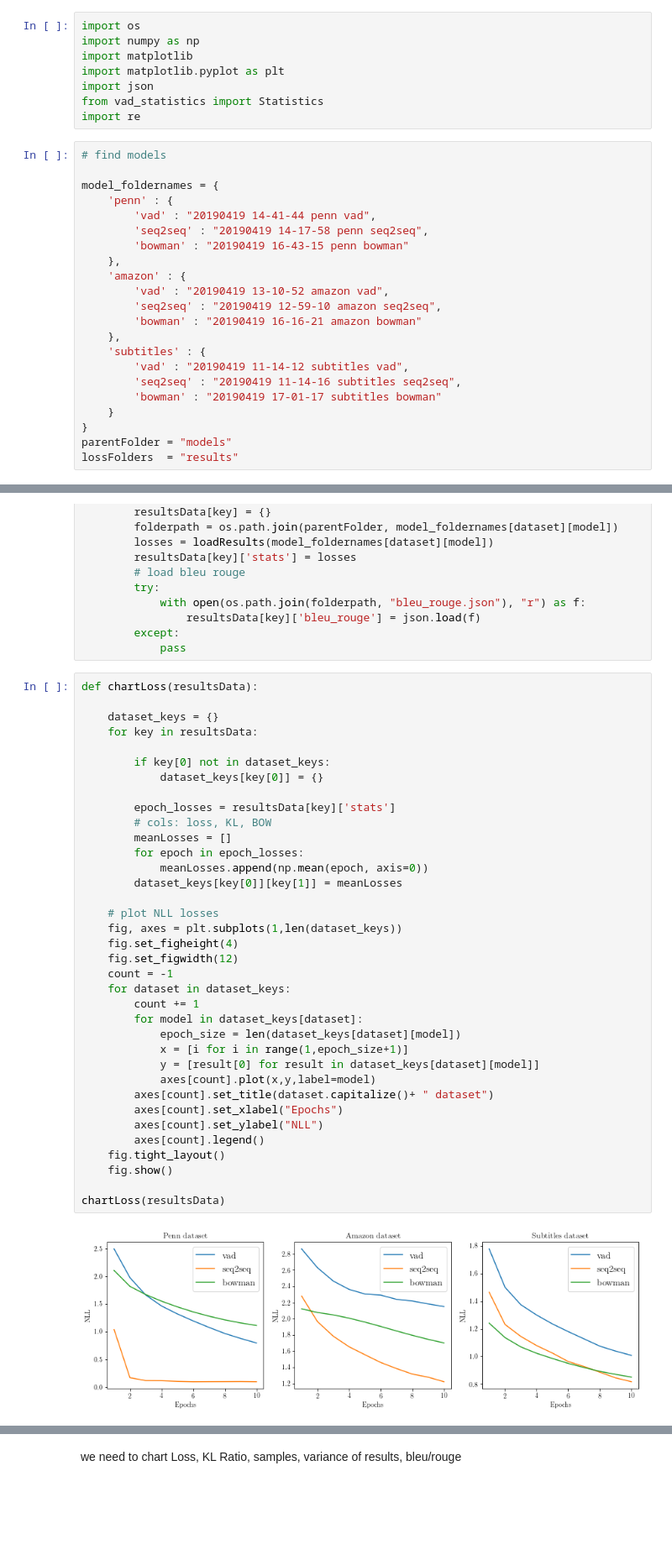
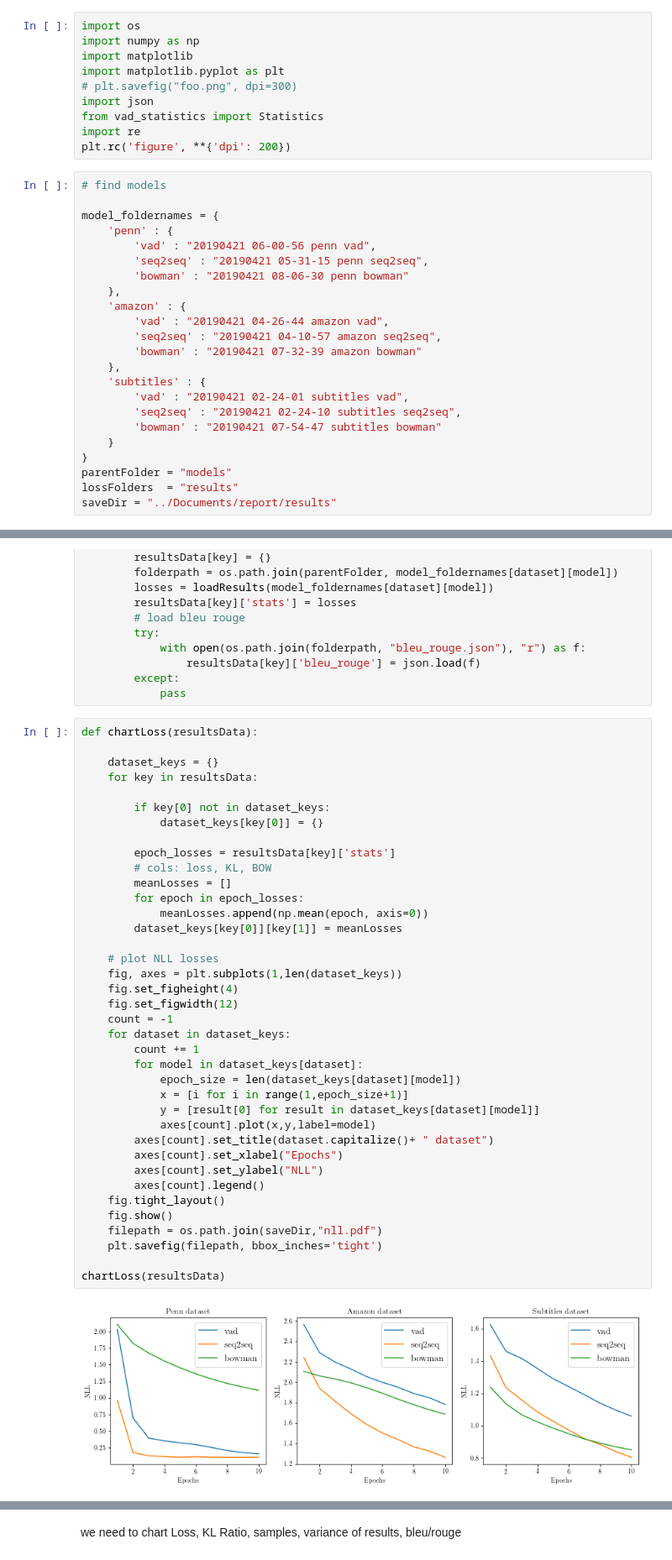
Before and after one commit to thien/iso, a Jupyter notebook: code/Charter.ipynb, the cells around one changed output, grey strips where cells are left out. Shown at 84% size. Cells and saved outputs as stored; diff of their text form; blank space fills up the shorter version.

Commit message:
update charter

```diff
--- a/code/Charter.ipynb
+++ b/code/Charter.ipynb
@@ -3,28 +3,31 @@ import os
 import numpy as np
 import matplotlib
 import matplotlib.pyplot as plt
+# plt.savefig("foo.png", dpi=300)
 import json
 from vad_statistics import Statistics
 import re
+plt.rc('figure', **{'dpi': 200})
 # %%
 # find models
 
 model_foldernames = {
     'penn' : {
-        'vad' : "20190419 14-41-44 penn vad",
-        'seq2seq' : "20190419 14-17-58 penn seq2seq",
-        'bowman' : "20190419 16-43-15 penn bowman"
+        'vad' : "20190421 06-00-56 penn vad",
+        'seq2seq' : "20190421 05-31-15 penn seq2seq",
+        'bowman' : "20190421 08-06-30 penn bowman"
     },
     'amazon' : {
-        'vad' : "20190419 13-10-52 amazon vad",
-        'seq2seq' : "20190419 12-59-10 amazon seq2seq",
-        'bowman' : "20190419 16-16-21 amazon bowman"
+        'vad' : "20190421 04-26-44 amazon vad",
+        'seq2seq' : "20190421 04-10-57 amazon seq2seq",
+        'bowman' : "20190421 07-32-39 amazon bowman"
     },
     'subtitles' : {
-        'vad' : "20190419 11-14-12 subtitles vad",
-        'seq2seq' : "20190419 11-14-16 subtitles seq2seq",
-        'bowman' : "20190419 17-01-17 subtitles bowman"
+        'vad' : "20190421 02-24-01 subtitles vad",
+        'seq2seq' : "20190421 02-24-10 subtitles seq2seq",
+        'bowman' : "20190421 07-54-47 subtitles bowman"
     }
 }
 parentFolder = "models"
 lossFolders  = "results"
+saveDir = "../Documents/report/results"
@@ -85,34 +91,36 @@ def chartLoss(resultsData):
             dataset_keys[key[0]] = {}
 
         epoch_losses = resultsData[key]['stats']
         # cols: loss, KL, BOW
         meanLosses = []
         for epoch in epoch_losses:
             meanLosses.append(np.mean(epoch, axis=0))
         dataset_keys[key[0]][key[1]] = meanLosses
 
     # plot NLL losses
     fig, axes = plt.subplots(1,len(dataset_keys))
     fig.set_figheight(4)
     fig.set_figwidth(12)
     count = -1
     for dataset in dataset_keys:
         count += 1
         for model in dataset_keys[dataset]:
             epoch_size = len(dataset_keys[dataset][model])
             x = [i for i in range(1,epoch_size+1)]
             y = [result[0] for result in dataset_keys[dataset][model]]
             axes[count].plot(x,y,label=model)
         axes[count].set_title(dataset.capitalize()+ " dataset")
         axes[count].set_xlabel("Epochs")
         axes[count].set_ylabel("NLL")
         axes[count].legend()
     fig.tight_layout()
     fig.show()
+    filepath = os.path.join(saveDir,"nll.pdf")
+    plt.savefig(filepath, bbox_inches='tight')
 
 chartLoss(resultsData)
 # %% [output]
-[figure, old version]
+[figure, new version]
 # %%
 def getKLLoss(resultsData):
 
```
Also changed, not shown: parts of 9 cells of this notebook, 1 other file.
